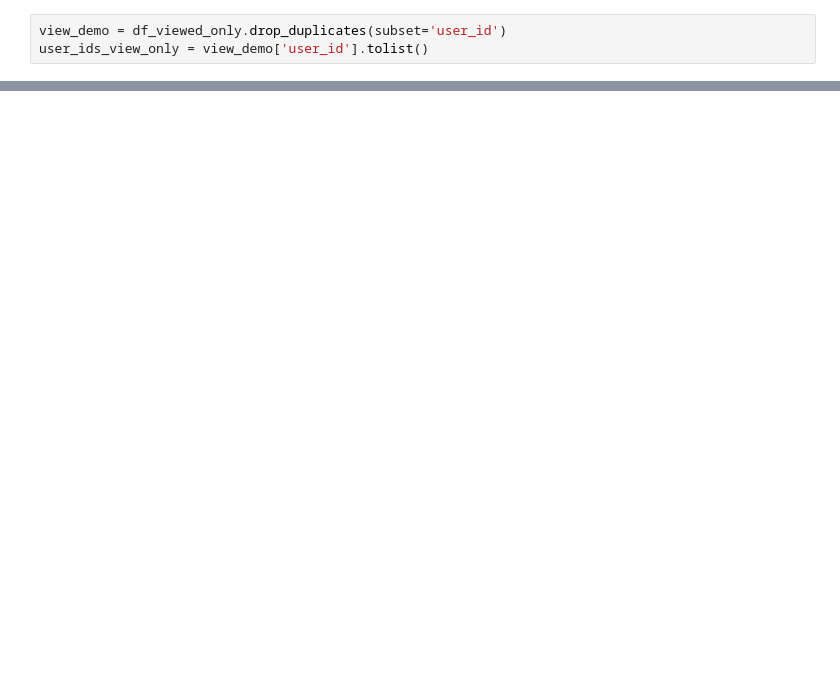
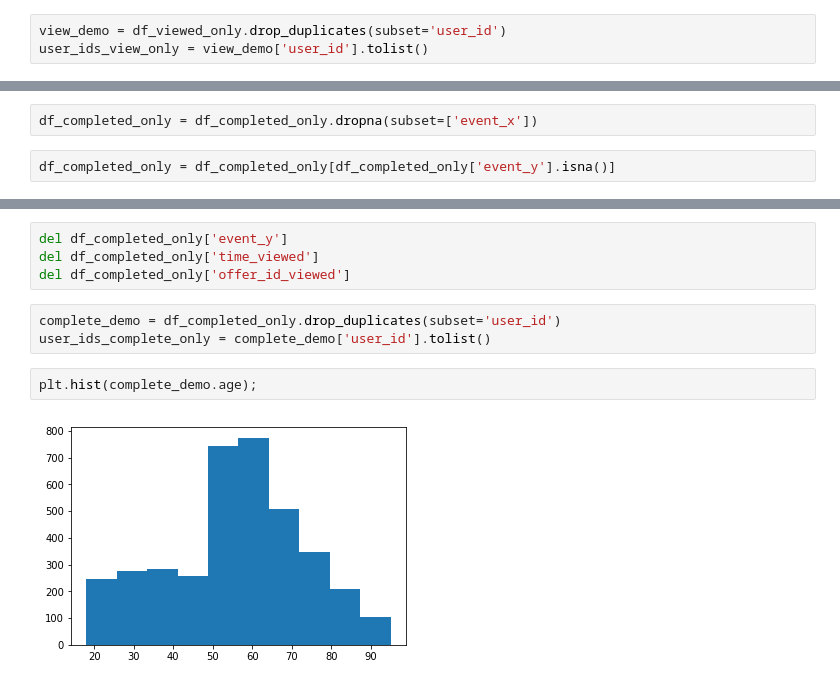
Before and after one commit to amismail95/starbucks-project, a Jupyter notebook: Starbucks_Capstone_notebook.ipynb, the cells around one changed output, grey strips where cells are left out. Drawn from its saved outputs; the diff is of its cells as text; blank space fills up the shorter version.

```diff
--- a/Starbucks_Capstone_notebook.ipynb
+++ b/Starbucks_Capstone_notebook.ipynb
@@ -636,0 +598,4 @@ plt.hist(view_demo.income);
+# %%
+df_completed_only = df_completed_only.dropna(subset=['event_x'])
+# %%
+df_completed_only = df_completed_only[df_completed_only['event_y'].isna()]
@@ -636,0 +623,11 @@ plt.hist(view_demo.income);
+# %%
+del df_completed_only['event_y']
+del df_completed_only['time_viewed']
+del df_completed_only['offer_id_viewed']
+# %%
+complete_demo = df_completed_only.drop_duplicates(subset='user_id')
+user_ids_complete_only = complete_demo['user_id'].tolist()
+# %%
+plt.hist(complete_demo.age);
+# %% [output]
+[figure, added]
```
Also changed, not shown: parts of 42 cells of this notebook.
